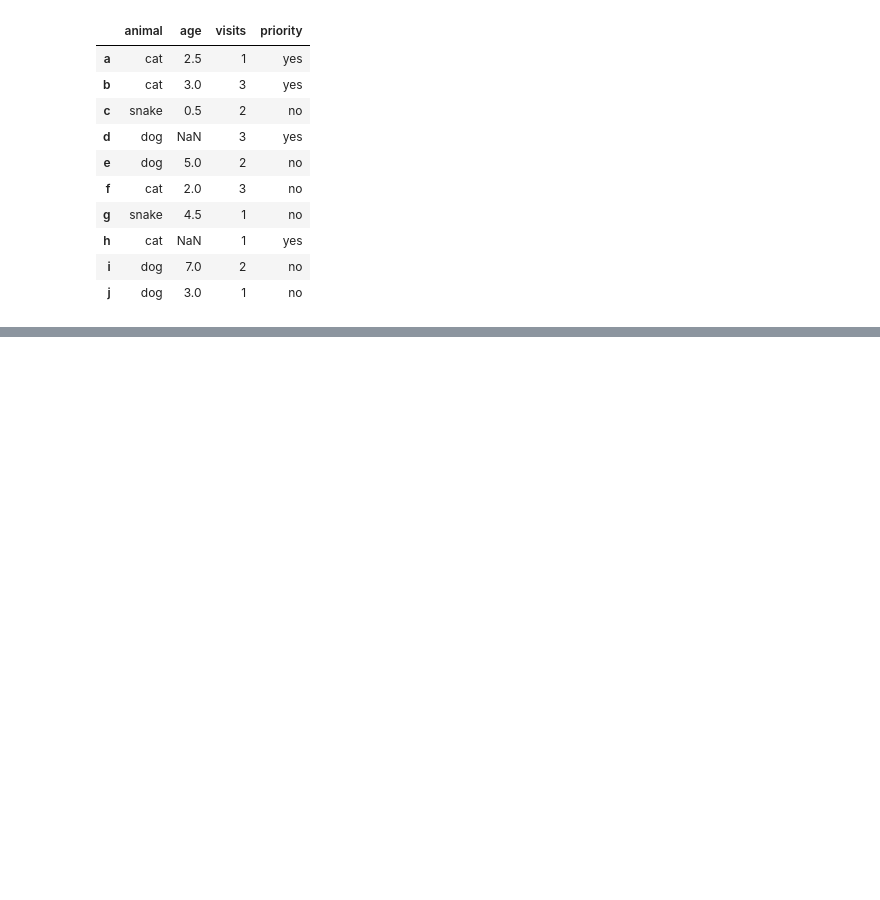
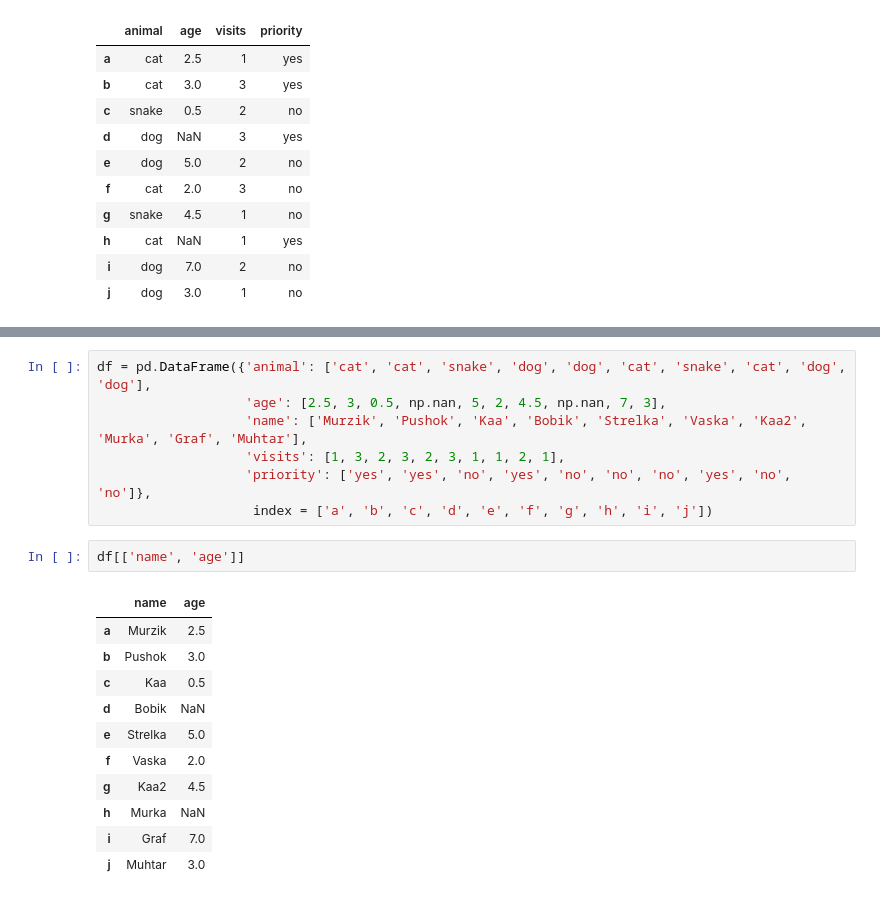
Before and after one commit to edirab/Lovely-Notebooks, a Jupyter notebook: stepic-python/6.7 Pandas.ipynb, the cells around one changed output, grey strips where cells are left out. Saved outputs shown, nothing was run; the diff lists cells and outputs as text; blank space fills up the shorter version.

```diff
--- a/stepic-python/6.7 Pandas.ipynb
+++ b/stepic-python/6.7 Pandas.ipynb
@@ -77,0 +240,21 @@ j    dog  3.0       1       no
+# %%
+df = pd.DataFrame({'animal': ['cat', 'cat', 'snake', 'dog', 'dog', 'cat', 'snake', 'cat', 'dog', 'dog'],
+                   'age': [2.5, 3, 0.5, np.nan, 5, 2, 4.5, np.nan, 7, 3],
+                   'name': ['Murzik', 'Pushok', 'Kaa', 'Bobik', 'Strelka', 'Vaska', 'Kaa2', 'Murka', 'Graf', 'Muhtar'],
+                   'visits': [1, 3, 2, 3, 2, 3, 1, 1, 2, 1],
+                   'priority': ['yes', 'yes', 'no', 'yes', 'no', 'no', 'no', 'yes', 'no', 'no']},
+                    index = ['a', 'b', 'c', 'd', 'e', 'f', 'g', 'h', 'i', 'j'])
+# %%
+df[['name', 'age']]
+# %% [output]
+|  | name | age |
+| a | Murzik | 2.5 |
+| b | Pushok | 3.0 |
+| c | Kaa | 0.5 |
+| d | Bobik | NaN |
+| e | Strelka | 5.0 |
+| f | Vaska | 2.0 |
+| g | Kaa2 | 4.5 |
+| h | Murka | NaN |
+| i | Graf | 7.0 |
+| j | Muhtar | 3.0 |
```
Also changed, not shown: parts of 32 cells of this notebook.
